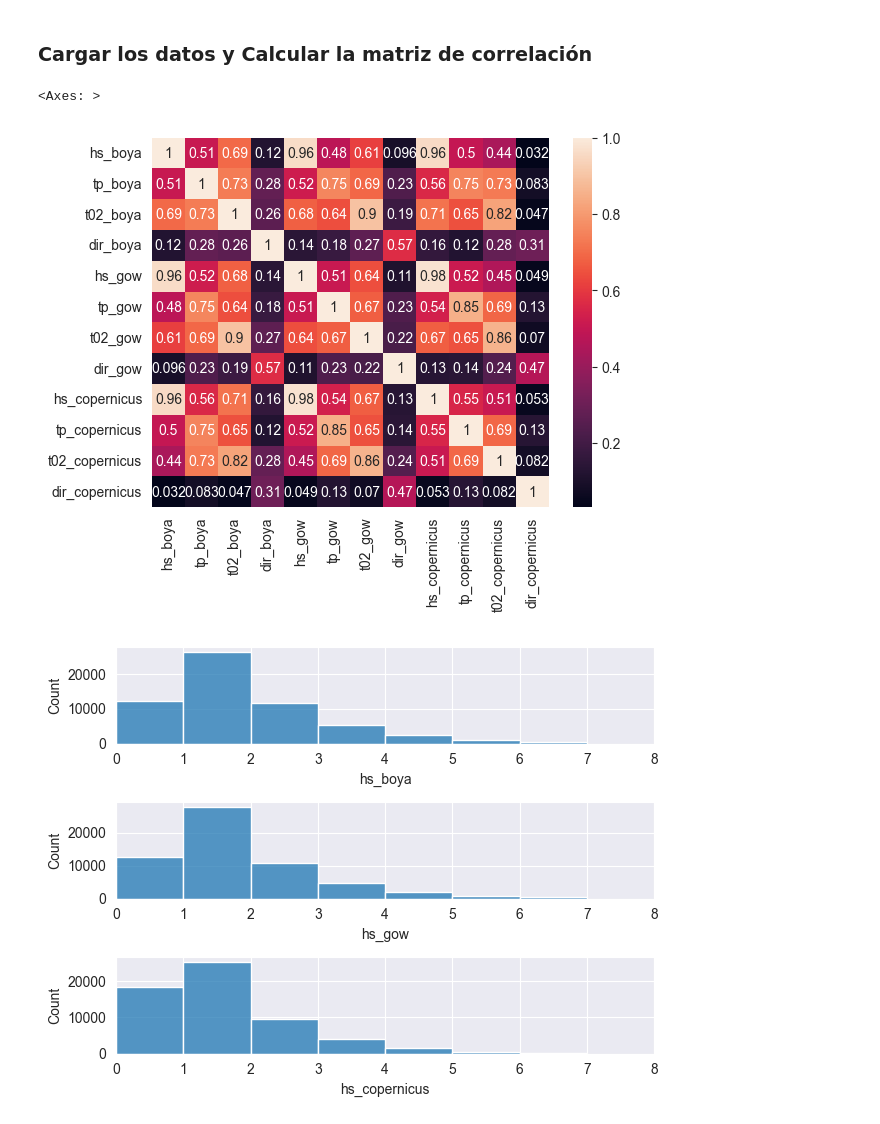
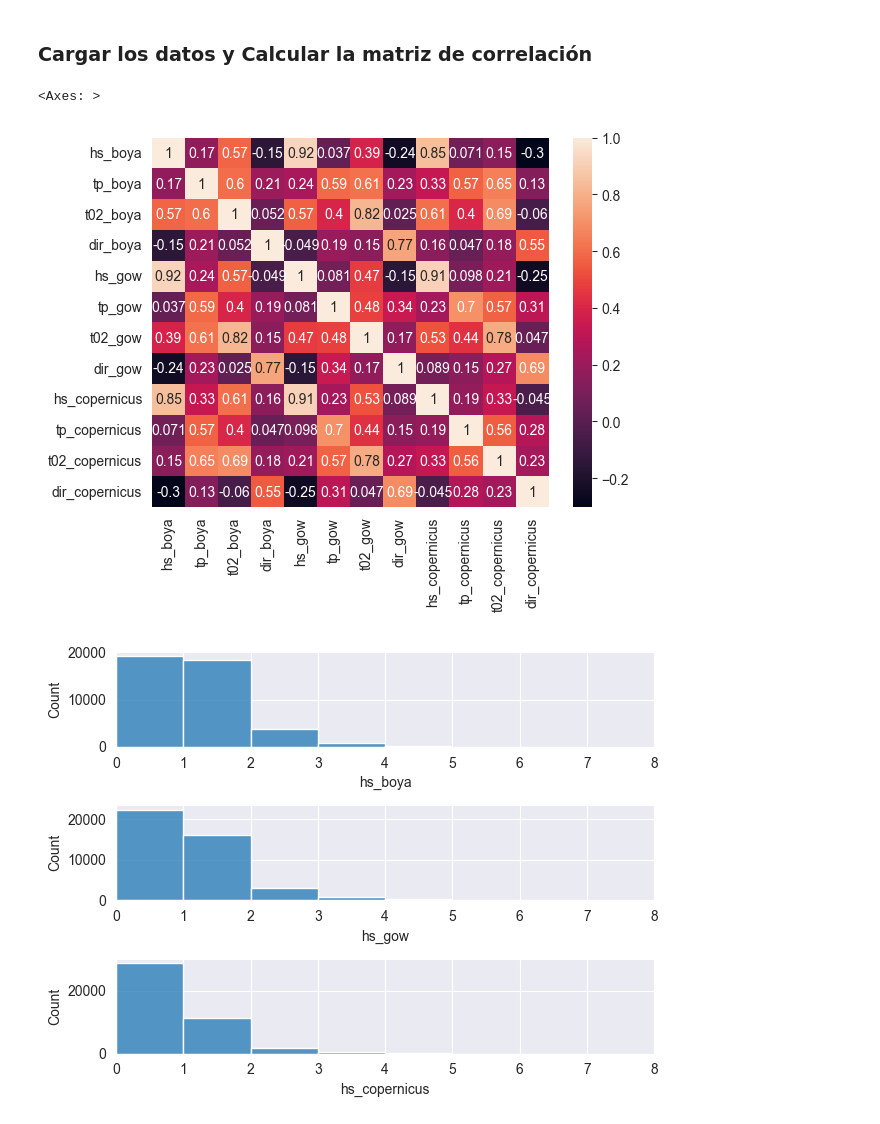
Before and after one commit to alexgonzvalle/TFM, a Jupyter notebook: 06_correlacion.ipynb, the cells around one changed output. Saved outputs shown, nothing was run; the diff lists cells and outputs as text; code cells hidden in the pictures.

```diff
--- a/06_correlacion.ipynb
+++ b/06_correlacion.ipynb
@@ -16,25 +16,25 @@ def get_data(name):
 # %% [markdown]
 ### Cargar los datos y Calcular la matriz de correlación
 # %%
-name = 'Bilbao-Vizcaya'
+name = 'Golfo_de_Cadiz'
 boya, copernicus, gow = get_data(name)
 df = pd.DataFrame({'hs_boya': boya.hs,
                    'tp_boya': boya.tp,
                    't02_boya': boya.t02,
                    'dir_boya': boya.dir,
                    'hs_gow': gow.hs,
                    'tp_gow': gow.tp,
                    't02_gow': gow.t02,
                    'dir_gow': gow.dir,
                    'hs_copernicus': copernicus.VHM0,
                    'tp_copernicus': copernicus.VTPK,
                    't02_copernicus': copernicus.VTM02,
                    'dir_copernicus': copernicus.VMDR
                   })
 sns.heatmap(data=df.corr(), cbar=True, annot=True)
 # %% [output]
 <Axes: >
-[figure, old version]
+[figure, new version]
 # %%
 # Histograma de Hs
 bin_range = range(0,8,1)
@@ -48,4 +48,4 @@ sns.histplot(data=df, x='hs_copernicus', ax=ax[2], bins=bin_range)
 ax[2].set_xlim(0, 8)
 fig.tight_layout()
 # %% [output]
-[figure, old version]
+[figure, new version]
```
Also changed, not shown: 5 other files.
